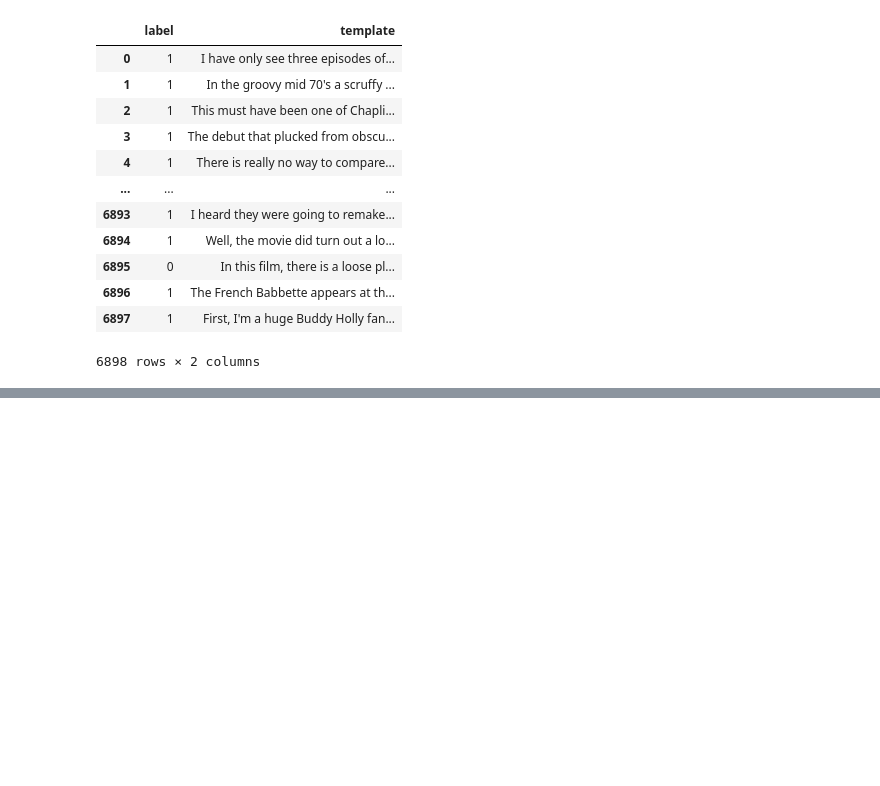
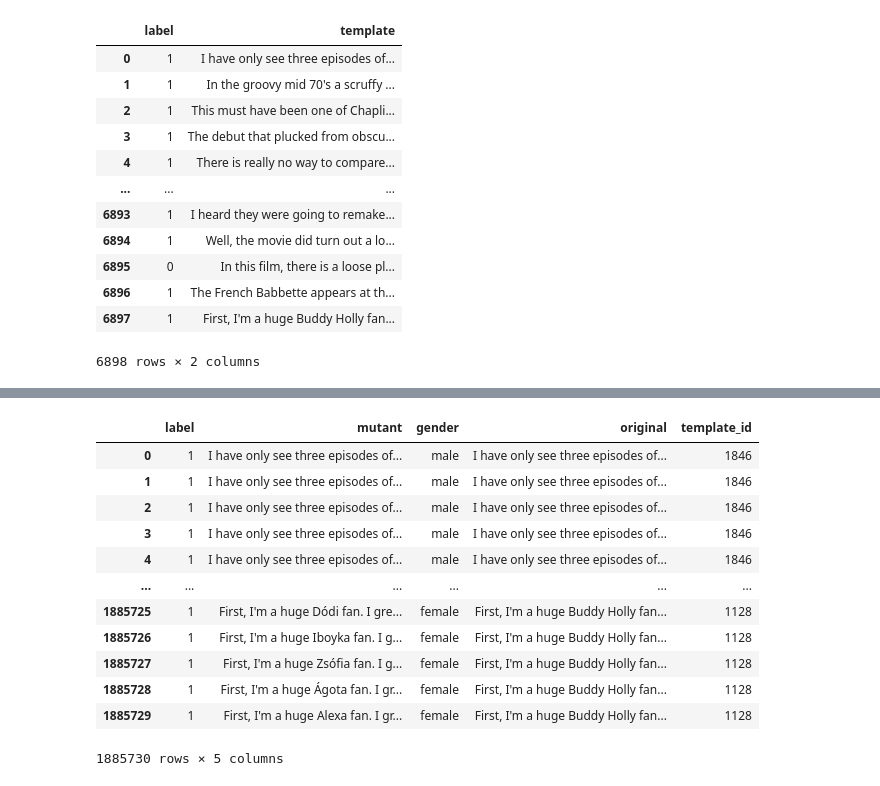
Before and after one commit to soarsmu/BiasFinder, a Jupyter notebook: codes/repairing-prediction-data-preparation.ipynb, the cells around one changed output, grey strips where cells are left out. Cells and saved outputs as stored; diff of their text form; code cells hidden in the pictures; blank space fills up the shorter version.

```diff
--- a/codes/repairing-prediction-data-preparation.ipynb
+++ b/codes/repairing-prediction-data-preparation.ipynb
@@ -438,0 +500,3 @@ dmutant
+# %%
+dmutant["original"] = dmutant["original"].astype("category")
+dmutant["template_id"] = dmutant["original"].cat.codes
@@ -438,0 +520,20 @@ dmutant
+# %%
+dms = dmutant[dmutant["gender"] == "template"]
+dmd = dmutant[dmutant["gender"] != "template"]
+# %%
+dmd = dmd.reset_index(drop=True)
+dmd
+# %% [output]
+|  | label | mutant | gender | original | template_id |
+| 0 | 1 | I have only see three episodes of... | male | I have only see three episodes of... | 1846 |
+| 1 | 1 | I have only see three episodes of... | male | I have only see three episodes of... | 1846 |
+| 2 | 1 | I have only see three episodes of... | male | I have only see three episodes of... | 1846 |
+| 3 | 1 | I have only see three episodes of... | male | I have only see three episodes of... | 1846 |
+| 4 | 1 | I have only see three episodes of... | male | I have only see three episodes of... | 1846 |
+| ... | ... | ... | ... | ... | ... |
+| 1885725 | 1 | First, I'm a huge Dódi fan. I gre... | female | First, I'm a huge Buddy Holly fan... | 1128 |
+| 1885726 | 1 | First, I'm a huge Iboyka fan. I g... | female | First, I'm a huge Buddy Holly fan... | 1128 |
+| 1885727 | 1 | First, I'm a huge Zsófia fan. I g... | female | First, I'm a huge Buddy Holly fan... | 1128 |
+| 1885728 | 1 | First, I'm a huge Ágota fan. I gr... | female | First, I'm a huge Buddy Holly fan... | 1128 |
+| 1885729 | 1 | First, I'm a huge Alexa fan. I gr... | female | First, I'm a huge Buddy Holly fan... | 1128 |
+1885730 rows × 5 columns
```
Also changed, not shown: parts of 16 cells of this notebook, 1 other file.
